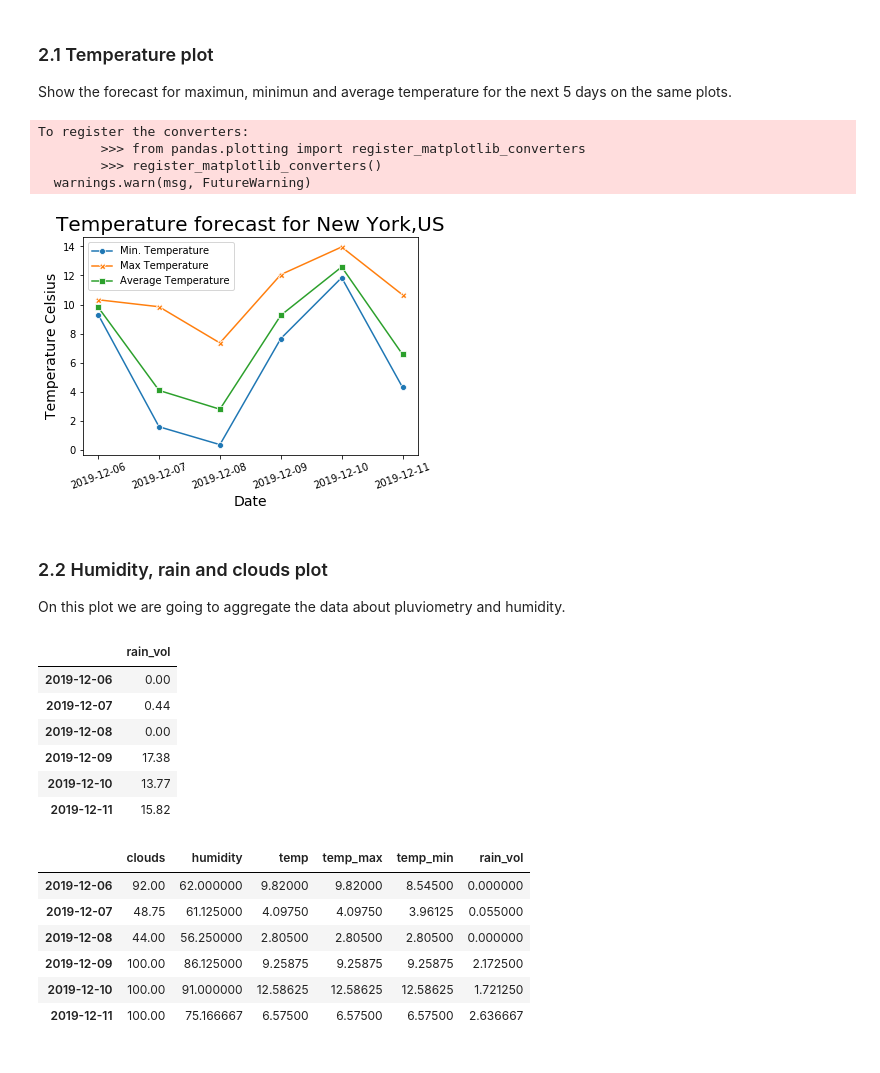
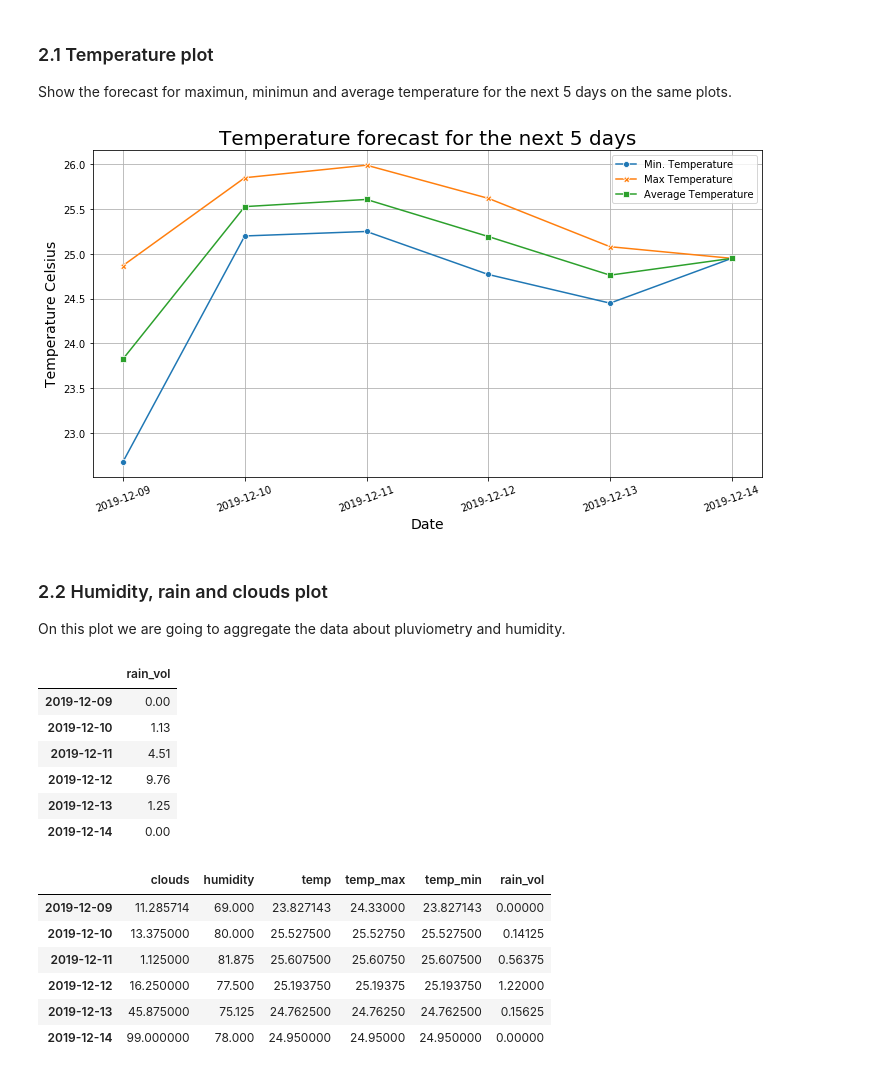
Before and after one commit to GabrielSGoncalves/papermill_medium, a Jupyter notebook: weather_forecast_using_pyowm.ipynb, the cells around one changed output. Cells and saved outputs as stored; diff of their text form; code cells hidden in the pictures.

Commit message:
Fix configuration for saving the plots to file

```diff
--- a/weather_forecast_using_pyowm.ipynb
+++ b/weather_forecast_using_pyowm.ipynb
@@ -24,7 +24,8 @@ This first part of the workflow we define the API key to access OpenWeather serv
 owm = pyowm.OWM('3fb62110b42fec1124c89b9931aed05b')
 # %%
 # Define the default parameters
-city = 'New York,US'
+city = 'Miami,US'
+#city = 'Rio de Janeiro,BR'
 # %% [markdown]
 ### 1.2 Fetching weather information for the defined city
 On this part we are going to use PyOWM to fetch data about the city and organized it first on a dictionary, them on a Pandas DataFrame.
@@ -171,23 +172,23 @@ On this part, we are going to plot the organized data using seaborn.
 ### 2.1 Temperature plot
 Show the forecast for maximun, minimun and average temperature for the next 5 days on the same plots.
 # %%
+fig = plt.figure()
 sns_plot = sns.lineplot(data=df_temp, style="event",markers=True, dashes=False)
-sns_plot.set_title(f'Temperature forecast for {city}', fontsize=20)
+sns_plot.set_title(f'Temperature forecast for the next 5 days', fontsize=20)
 sns_plot.set_xlabel('Date', fontsize=14)
 sns_plot.set_ylabel('Temperature Celsius', fontsize=14)
 sns_plot.set_xticklabels(df_temp.index, rotation=20)
+sns_plot.grid(True)
+
 sns_plot.legend(labels=['Min. Temperature', 'Max Temperature', 'Average Temperature'])
+fig.set_size_inches(12, 6)
 
 sns_plot.figure.savefig(f'{city}_temperature.png',
                   dpi=600, facecolor='w',
                   orientation='portrait',
-                  figsize=(21, 9))
+                  bbox_inches='tight')
 # %% [output]
-To register the converters:
-        >>> from pandas.plotting import register_matplotlib_converters
-        >>> register_matplotlib_converters()
-  warnings.warn(msg, FutureWarning)
-[figure, old version]
+[figure, new version]
 # %% [markdown]
 ### 2.2 Humidity, rain and clouds plot
 On this plot we are going to aggregate the data about pluviometry and humidity.
@@ -198,21 +199,21 @@ df_rain_per_day.index = df_rain_per_day.index.date
 df_rain_per_day
 # %% [output]
 |  | rain_vol |
-| 2019-12-06 | 0.00 |
-| 2019-12-07 | 0.44 |
-| 2019-12-08 | 0.00 |
-| 2019-12-09 | 17.38 |
-| 2019-12-10 | 13.77 |
-| 2019-12-11 | 15.82 |
+| 2019-12-09 | 0.00 |
+| 2019-12-10 | 1.13 |
+| 2019-12-11 | 4.51 |
+| 2019-12-12 | 9.76 |
+| 2019-12-13 | 1.25 |
+| 2019-12-14 | 0.00 |
 # %%
 df_mean
 # %% [output]
 |  | clouds | humidity | temp | temp_max | temp_min | rain_vol |
-| 2019-12-06 | 92.00 | 62.000000 | 9.82000 | 9.82000 | 8.54500 | 0.000000 |
-| 2019-12-07 | 48.75 | 61.125000 | 4.09750 | 4.09750 | 3.96125 | 0.055000 |
-| 2019-12-08 | 44.00 | 56.250000 | 2.80500 | 2.80500 | 2.80500 | 0.000000 |
-| 2019-12-09 | 100.00 | 86.125000 | 9.25875 | 9.25875 | 9.25875 | 2.172500 |
-| 2019-12-10 | 100.00 | 91.000000 | 12.58625 | 12.58625 | 12.58625 | 1.721250 |
-| 2019-12-11 | 100.00 | 75.166667 | 6.57500 | 6.57500 | 6.57500 | 2.636667 |
+| 2019-12-09 | 11.285714 | 69.000 | 23.827143 | 24.33000 | 23.827143 | 0.00000 |
+| 2019-12-10 | 13.375000 | 80.000 | 25.527500 | 25.52750 | 25.527500 | 0.14125 |
+| 2019-12-11 | 1.125000 | 81.875 | 25.607500 | 25.60750 | 25.607500 | 0.56375 |
+| 2019-12-12 | 16.250000 | 77.500 | 25.193750 | 25.19375 | 25.193750 | 1.22000 |
+| 2019-12-13 | 45.875000 | 75.125 | 24.762500 | 24.76250 | 24.762500 | 0.15625 |
+| 2019-12-14 | 99.000000 | 78.000 | 24.950000 | 24.95000 | 24.950000 | 0.00000 |
 # %%
 fig = plt.figure()
```
Also changed, not shown: parts of 8 cells of this notebook.
